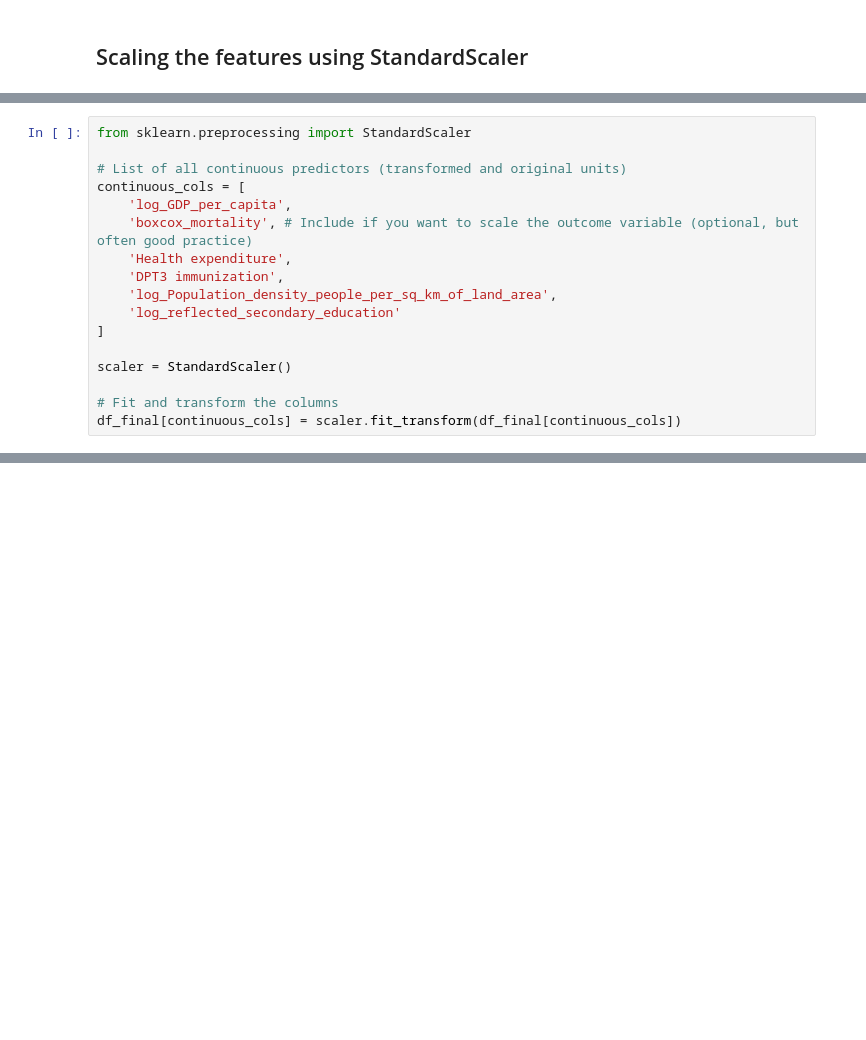
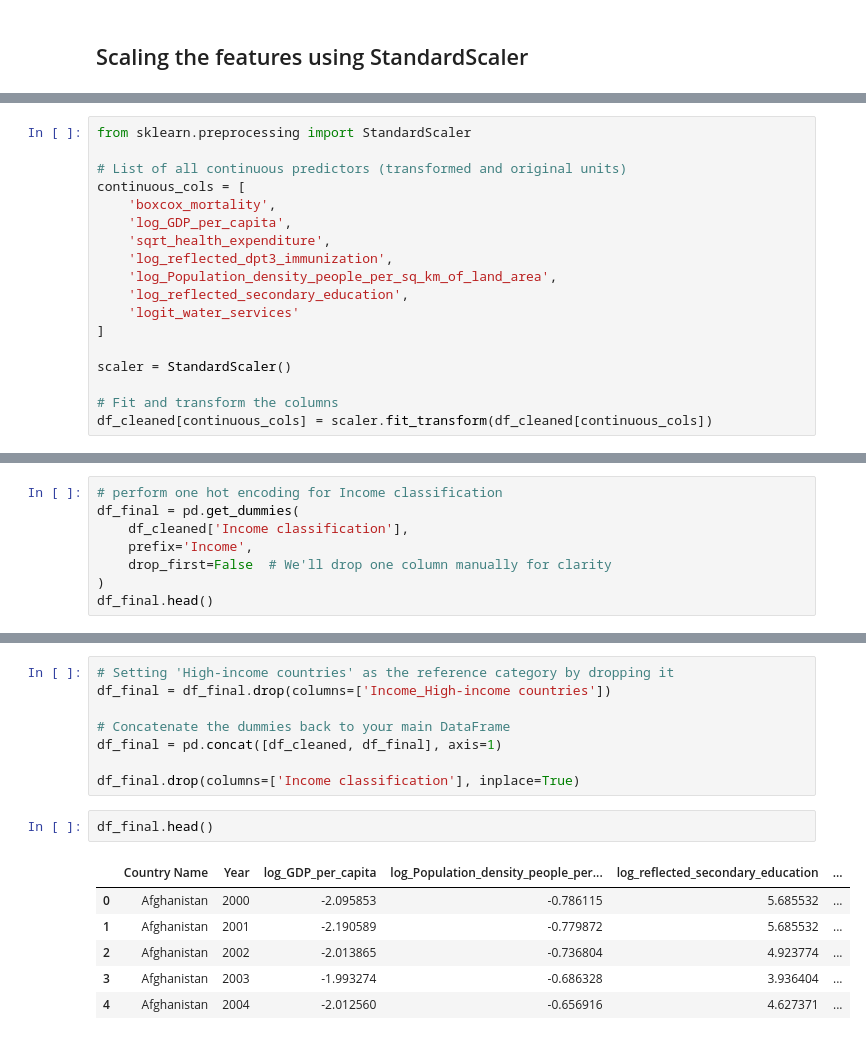
Before and after one commit to s-hreya-riram/sustainable-development-goals-modeling, a Jupyter notebook: jupyter_notebook/exploratory_data_analysis.ipynb, the cells around one changed output, grey strips where cells are left out. Drawn from its saved outputs; the diff is of its cells as text; blank space fills up the shorter version.

```diff
--- a/jupyter_notebook/exploratory_data_analysis.ipynb
+++ b/jupyter_notebook/exploratory_data_analysis.ipynb
@@ -447,15 +435,16 @@ from sklearn.preprocessing import StandardScaler
 
 # List of all continuous predictors (transformed and original units)
 continuous_cols = [
+    'boxcox_mortality',
     'log_GDP_per_capita',
-    'boxcox_mortality', # Include if you want to scale the outcome variable (optional, but often good practice)
-    'Health expenditure',
-    'DPT3 immunization',
+    'sqrt_health_expenditure',
+    'log_reflected_dpt3_immunization',
     'log_Population_density_people_per_sq_km_of_land_area',
-    'log_reflected_secondary_education'
+    'log_reflected_secondary_education',
+    'logit_water_services'
 ]
 
 scaler = StandardScaler()
 
 # Fit and transform the columns
-df_final[continuous_cols] = scaler.fit_transform(df_final[continuous_cols])
+df_cleaned[continuous_cols] = scaler.fit_transform(df_cleaned[continuous_cols])
@@ -463,0 +467,8 @@ ModuleNotFoundError: No module named 'sklearn'
+# %%
+# perform one hot encoding for Income classification
+df_final = pd.get_dummies(
+    df_cleaned['Income classification'],
+    prefix='Income',
+    drop_first=False  # We'll drop one column manually for clarity
+)
+df_final.head()
@@ -463,0 +482,17 @@ ModuleNotFoundError: No module named 'sklearn'
+# %%
+# Setting 'High-income countries' as the reference category by dropping it
+df_final = df_final.drop(columns=['Income_High-income countries'])
+
+# Concatenate the dummies back to your main DataFrame
+df_final = pd.concat([df_cleaned, df_final], axis=1)
+
+df_final.drop(columns=['Income classification'], inplace=True)
+# %%
+df_final.head()
+# %% [output]
+|  | Country Name | Year | log_GDP_per_capita | log_Population_density_people_per... | log_reflected_secondary_education | ... |
+| 0 | Afghanistan | 2000 | -2.095853 | -0.786115 | 5.685532 | ... |
+| 1 | Afghanistan | 2001 | -2.190589 | -0.779872 | 5.685532 | ... |
+| 2 | Afghanistan | 2002 | -2.013865 | -0.736804 | 4.923774 | ... |
+| 3 | Afghanistan | 2003 | -1.993274 | -0.686328 | 3.936404 | ... |
+| 4 | Afghanistan | 2004 | -2.012560 | -0.656916 | 4.627371 | ... |
```
Also changed, not shown: parts of 10 cells of this notebook.
